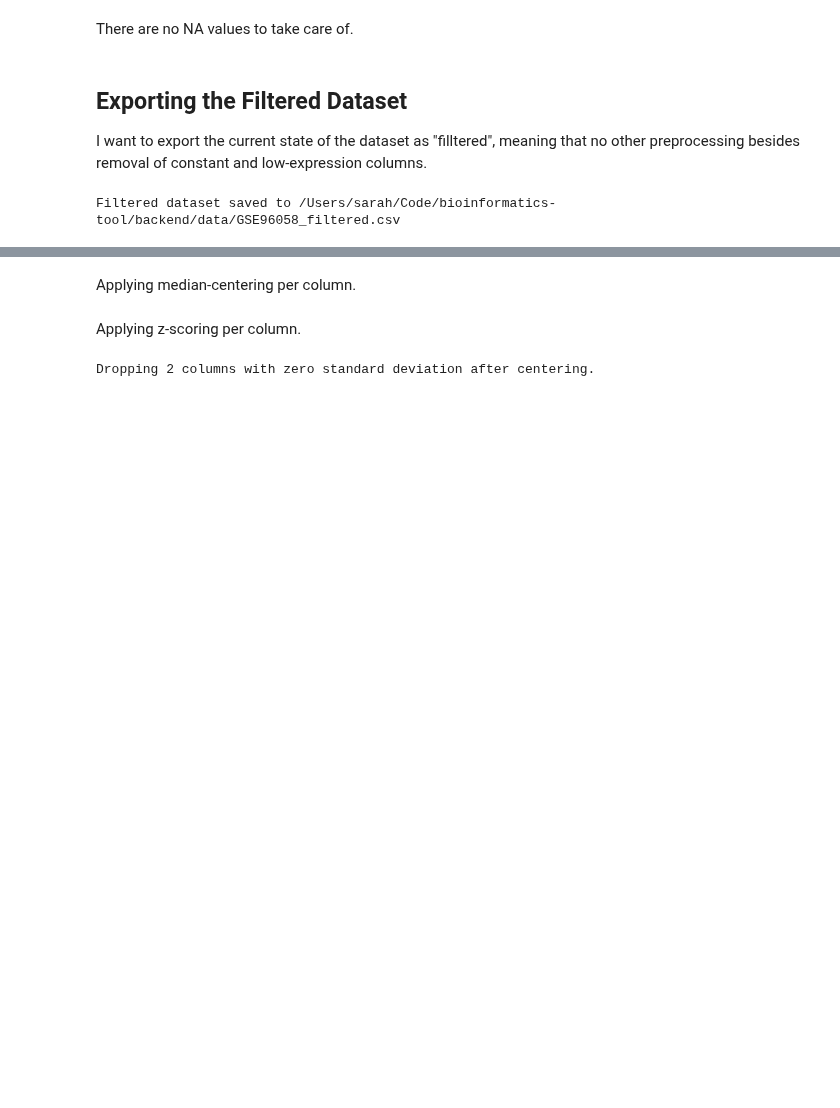
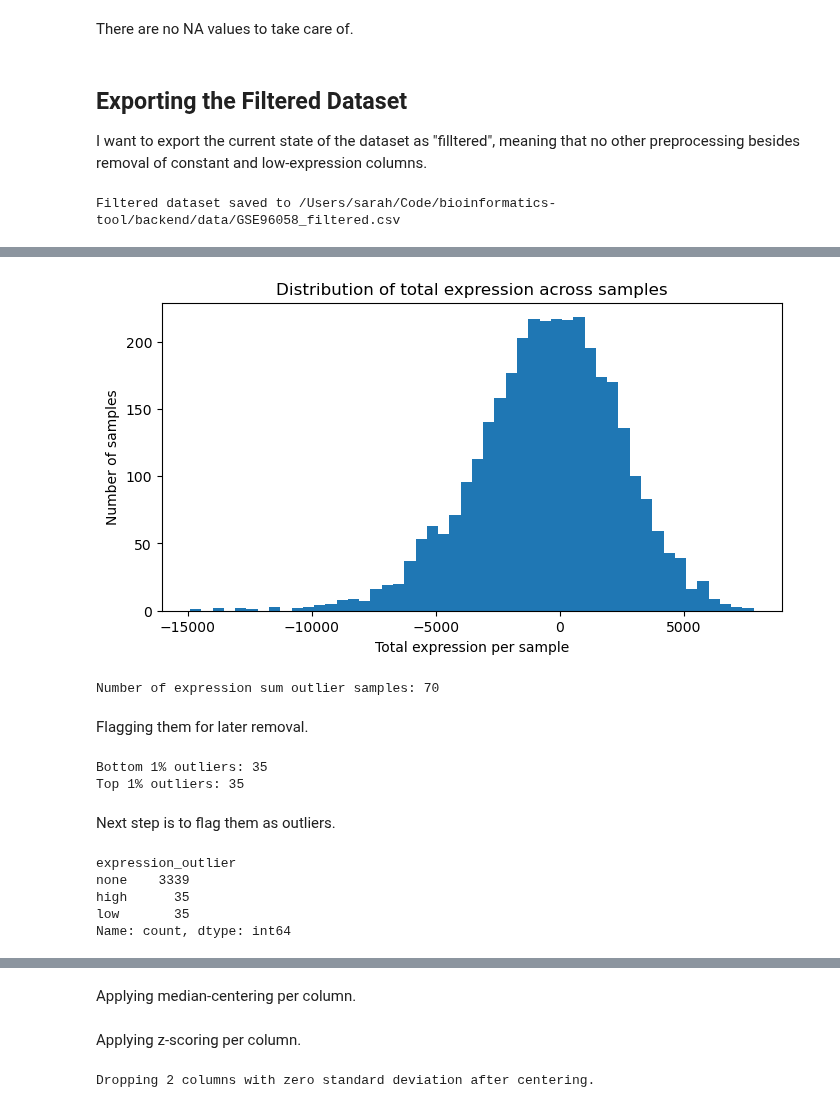
Before and after one commit to starshrimp/bioinformatics-tool, a Jupyter notebook: analysis/data prep/data_preprocessing_expr.ipynb, the cells around one changed output, grey strips where cells are left out. Drawn from its saved outputs; the diff is of its cells as text; code cells hidden in the pictures; blank space fills up the shorter version.

```diff
--- a/analysis/data prep/data_preprocessing_expr.ipynb
+++ b/analysis/data prep/data_preprocessing_expr.ipynb
@@ -155,0 +188,49 @@ Filtered dataset saved to /Users/sarah/Code/bioinformatics-tool/backend/data/GSE
+# %%
+sample_sums = em_T.sum(axis=1)
+plt.figure(figsize=(8,4))
+plt.hist(sample_sums, bins=50)
+plt.xlabel("Total expression per sample")
+plt.ylabel("Number of samples")
+plt.title("Distribution of total expression across samples")
+plt.show()
+
+# Identify samples with extremely low or high totals
+q_low, q_high = sample_sums.quantile([0.01, 0.99])
+outliers = sample_sums[(sample_sums < q_low) | (sample_sums > q_high)].index
+print(f"Number of expression sum outlier samples: {len(outliers)}")
+# %% [output]
+[figure, added]
+Number of expression sum outlier samples: 70
+# %% [markdown]
+Flagging them for later removal.
+# %%
+q_low, q_high = sample_sums.quantile([0.01, 0.99])
+
+# Bottom 1%
+outliers_low = sample_sums[sample_sums < q_low].index
+# Top 1%
+outliers_high = sample_sums[sample_sums > q_high].index
+
+print(f"Bottom 1% outliers: {len(outliers_low)}")
+print(f"Top 1% outliers: {len(outliers_high)}")
+# %% [output]
+Bottom 1% outliers: 35
+Top 1% outliers: 35
+# %% [markdown]
+Next step is to flag them as outliers.
+# %%
+clinical_df['expression_outlier'] = 'none'
+
+# Flag bottom 1%
+clinical_df.loc[outliers_low, 'expression_outlier'] = 'low'
+# Flag top 1%
+clinical_df.loc[outliers_high, 'expression_outlier'] = 'high'
+
+# Check how many were flagged
+print(clinical_df['expression_outlier'].value_counts())
+# %% [output]
+expression_outlier
+none    3339
+high      35
+low       35
+Name: count, dtype: int64
```
Also changed, not shown: parts of 17 cells of this notebook.
